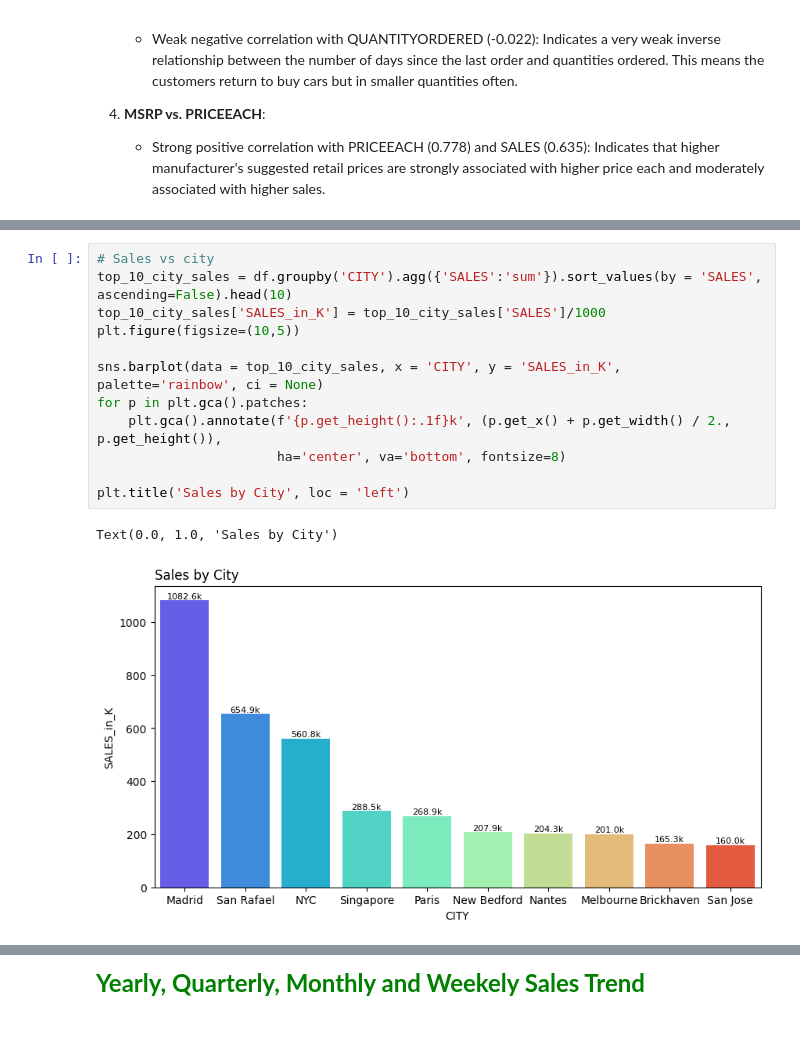
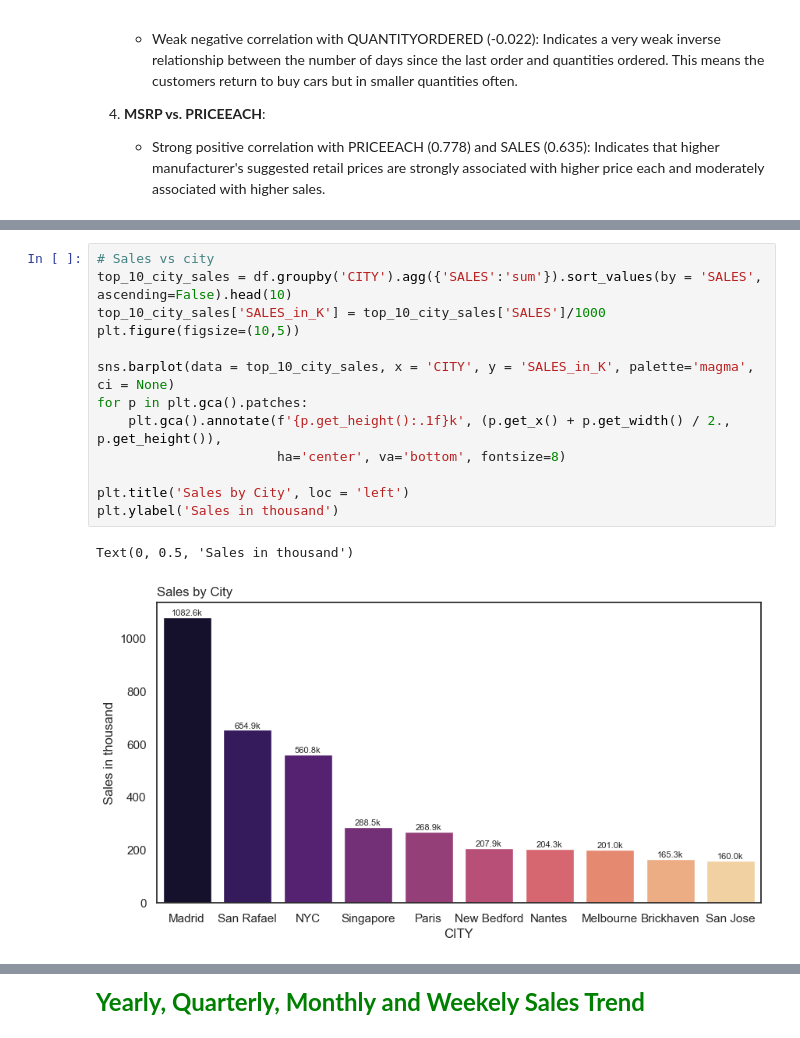
Before and after one commit to DataNerdss/Automobile_Sales_Analysis_Project, a Jupyter notebook: car_sales_analysis.ipynb, the cells around one changed output, grey strips where cells are left out. Cells and saved outputs as stored; diff of their text form.

```diff
--- a/car_sales_analysis.ipynb
+++ b/car_sales_analysis.ipynb
@@ -426,16 +435,17 @@ Text(0.0, 1.0, 'Sales by Country')
 # %%
 # Sales vs city
 top_10_city_sales = df.groupby('CITY').agg({'SALES':'sum'}).sort_values(by = 'SALES', ascending=False).head(10)
 top_10_city_sales['SALES_in_K'] = top_10_city_sales['SALES']/1000
 plt.figure(figsize=(10,5))
 
-sns.barplot(data = top_10_city_sales, x = 'CITY', y = 'SALES_in_K', palette='rainbow', ci = None)
+sns.barplot(data = top_10_city_sales, x = 'CITY', y = 'SALES_in_K', palette='magma', ci = None)
 for p in plt.gca().patches:
     plt.gca().annotate(f'{p.get_height():.1f}k', (p.get_x() + p.get_width() / 2., p.get_height()),
                        ha='center', va='bottom', fontsize=8)
 
 plt.title('Sales by City', loc = 'left')
+plt.ylabel('Sales in thousand')
 # %% [output]
-Text(0.0, 1.0, 'Sales by City')
+Text(0, 0.5, 'Sales in thousand')
-[figure, old version]
+[figure, new version]
 # %%
```
Also changed, not shown: parts of 29 cells of this notebook.
